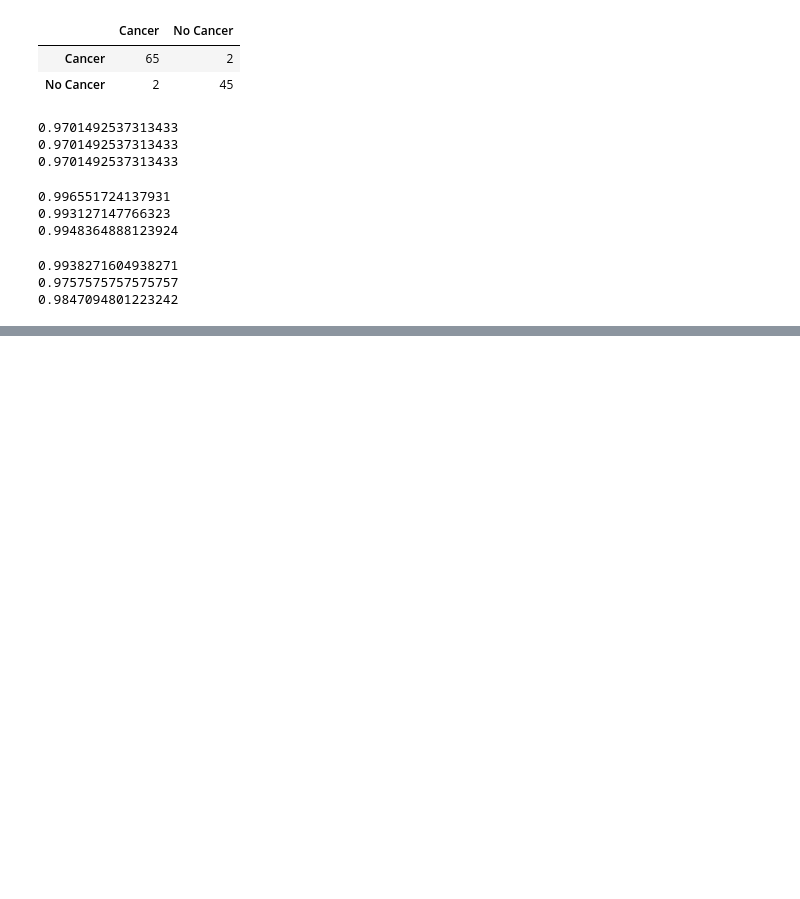
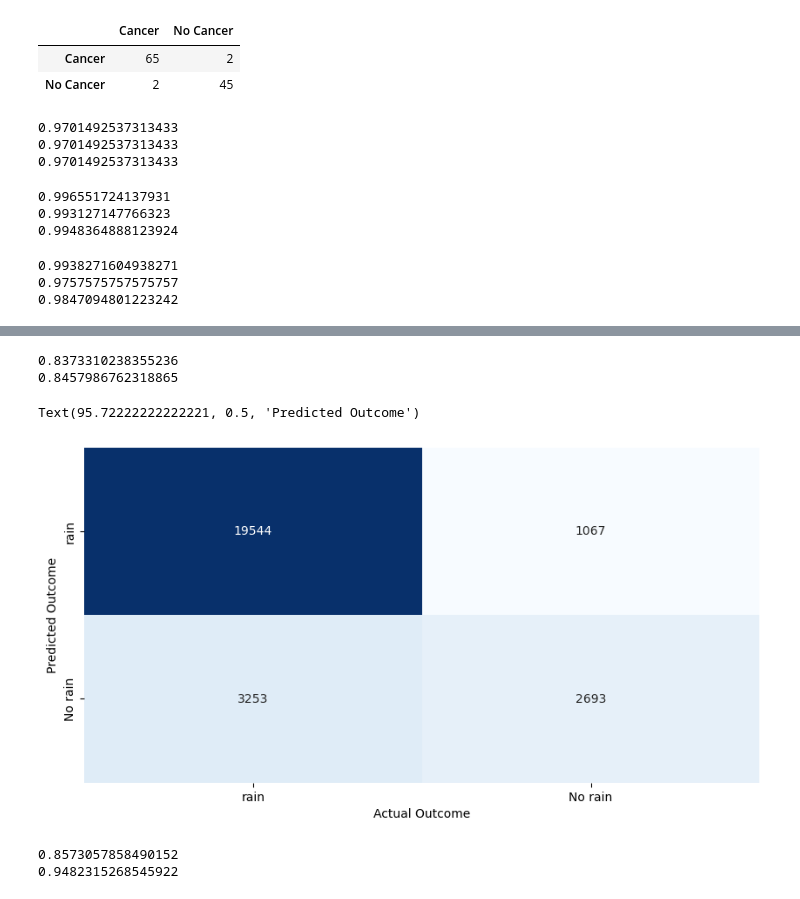
Before and after one commit to Muyiiwaa/ml-made-easy, a Jupyter notebook: classification.ipynb, the cells around one changed output, grey strips where cells are left out. Cells and saved outputs as stored; diff of their text form; code cells hidden in the pictures; blank space fills up the shorter version.

Commit message:
weather prediction

```diff
--- a/classification.ipynb
+++ b/classification.ipynb
@@ -229,0 +304,55 @@ https://www.kaggle.com/datasets/jsphyg/weather-dataset-rattle-package
+# %%
+train = weather_df[weather_df['Date'] < '2016-01-01']
+test =  weather_df[weather_df['Date'] >= '2016-01-01']
+
+
+X_train = train.drop(columns=['Date','RainTomorrow'])
+X_test = test.drop(columns=['Date','RainTomorrow'])
+y_train = train['RainTomorrow']
+y_test = test['RainTomorrow']
+# y_train = encoder.fit_transform(train['RainTomorrow'])
+# y_test = encoder.fit_transform(test['RainTomorrow'])
+# %%
+from sklearn.preprocessing import StandardScaler
+scaler = StandardScaler()
+
+def scale(x):
+    numeric_cols = list(x.describe().columns)
+    scaler.fit(x[numeric_cols])
+    scaled_num = scaler.transform(x[numeric_cols])
+    return scaled_num
+# %%
+X_train = scale(X_train)
+X_test = scale(X_test)
+# %%
+w_model = lr.fit(X_train, y_train)
+
+test_predw = w_model.predict(X_test)
+train_predw = w_model.predict(X_train)
+# %%
+print(accuracy_score(y_true=y_test, y_pred=test_predw))
+print(accuracy_score(y_true=y_train, y_pred=train_predw))
+# %% [output]
+0.8373310238355236
+0.8457986762318865
+# %%
+confusion_weather = confusion_matrix(y_test, test_predw)
+confusion_df = pd.DataFrame(data = confusion_weather, columns= ['rain', 'No rain'],
+                            index = ['rain', 'No rain'])
+
+
+plt.figure(figsize= (10,5))
+sns.heatmap(confusion_df, annot = True, cmap = 'Blues', cbar = False, fmt='0.0f')
+
+
+plt.xlabel('Actual Outcome')
+plt.ylabel('Predicted Outcome')
+# %% [output]
+Text(95.72222222222221, 0.5, 'Predicted Outcome')
+[figure, added]
+# %%
+print(precision_score(y_true=y_test, y_pred=test_predw, pos_label='No'))
+print(recall_score(y_true=y_test, y_pred=test_predw, pos_label= 'No'))
+# %% [output]
+0.8573057858490152
+0.9482315268545922
```
Also changed, not shown: parts of 10 cells of this notebook.
